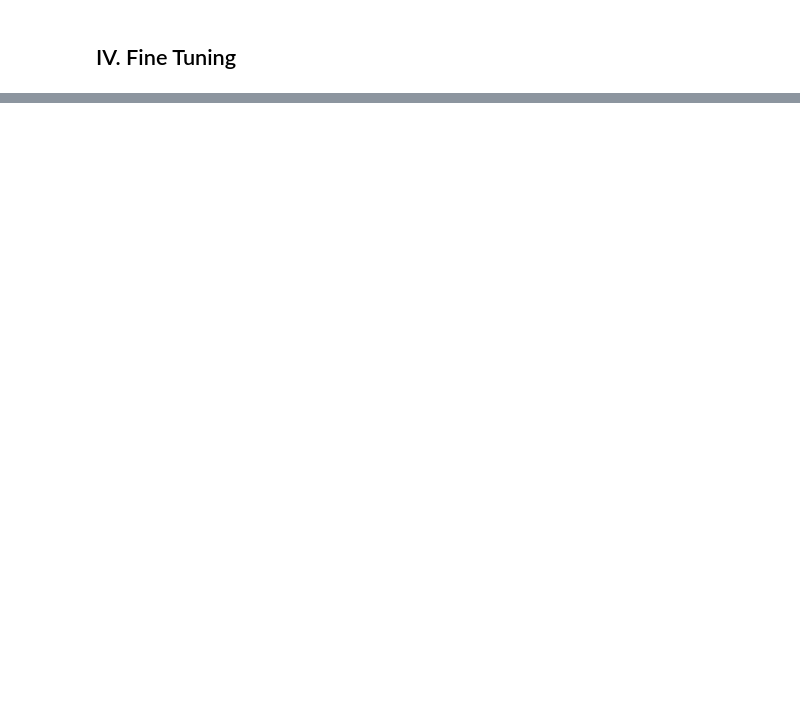
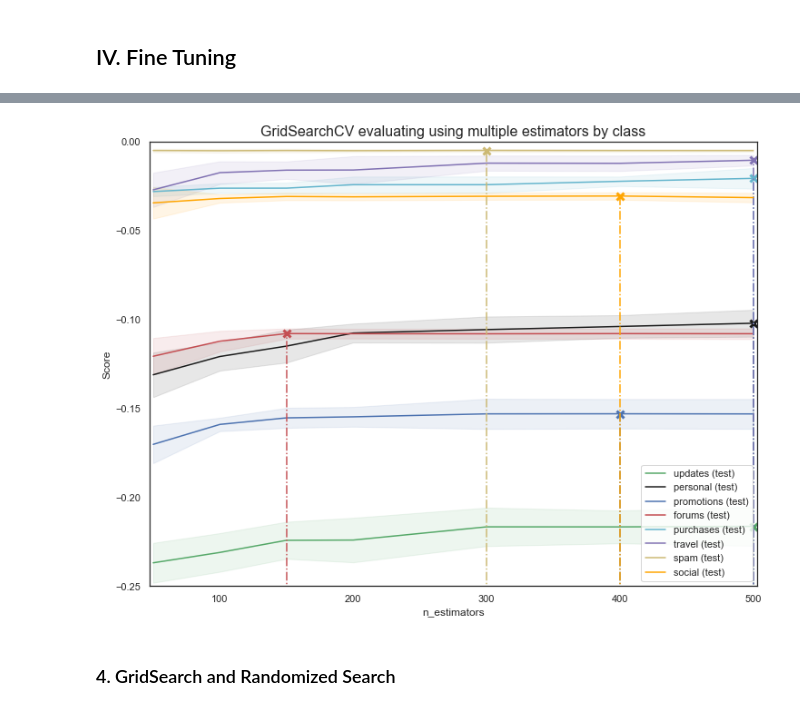
Before and after one commit to tonywu71/multi-label-email-classifier, a Jupyter notebook: Exploration.ipynb, the cells around one changed output, grey strips where cells are left out. Saved outputs shown, nothing was run; the diff lists cells and outputs as text; code cells hidden in the pictures; blank space fills up the shorter version.

```diff
--- a/Exploration.ipynb
+++ b/Exploration.ipynb
@@ -519,0 +859,44 @@ We notice that SVC takes too more times to fit. We will not consider it. We noti
+# %%
+plt.figure(figsize=(12, 9))
+plt.title("GridSearchCV evaluating using multiple estimators by class", fontsize=16)
+
+plt.xlabel("n_estimators")
+plt.ylabel("Score")
+
+n_estimators_min = min(param_grid['randomforestclassifier__n_estimators']) - 3
+n_estimators_max = max(param_grid['randomforestclassifier__n_estimators']) + 3
+
+ax = plt.gca()
+ax.set_xlim(n_estimators_min, n_estimators_max)
+ax.set_ylim(-0.25, 0)
+
+# Get the regular numpy array from the MaskedArray
+
+for label, color in zip(labels, ['g', 'k', 'b', 'r', 'c', 'm', 'y', 'orange']):
+    results = results_estimators[label]
+    X_axis = np.array(results['param_randomforestclassifier__n_estimators'].data, dtype=int)
+    sample, style = ('test', '-')
+
+    sample_score_mean = results['mean_%s_%s' % (sample, 'score')]
+    sample_score_std = results['std_%s_%s' % (sample, 'score')]
+    ax.fill_between(X_axis, sample_score_mean - sample_score_std,
+                    sample_score_mean + sample_score_std,
+                    alpha=0.1 if sample == 'test' else 0, color=color)
+    ax.plot(X_axis, sample_score_mean, style, color=color,
+            alpha=1 if sample == 'test' else 0,
+            label="%s (%s)" % (label, sample))
+
+    best_index = np.nonzero(results['rank_test_%s' % 'score'] == 1)[0][0]
+    best_score = results['mean_test_%s' % 'score'][best_index]
+
+    # Plot a dotted vertical line at the best score for that scorer marked by x
+    ax.plot([X_axis[best_index], ] * 2, [best_score-10, best_score],
+            linestyle='-.', color=color, marker='x', markeredgewidth=3, ms=8)
+
+plt.legend(loc="best")
+plt.grid(False)
+plt.show()
+# %% [output]
+[figure, added]
+# %% [markdown]
+### 4. GridSearch and Randomized Search
```
Also changed, not shown: parts of 34 cells of this notebook, 9 other files.
